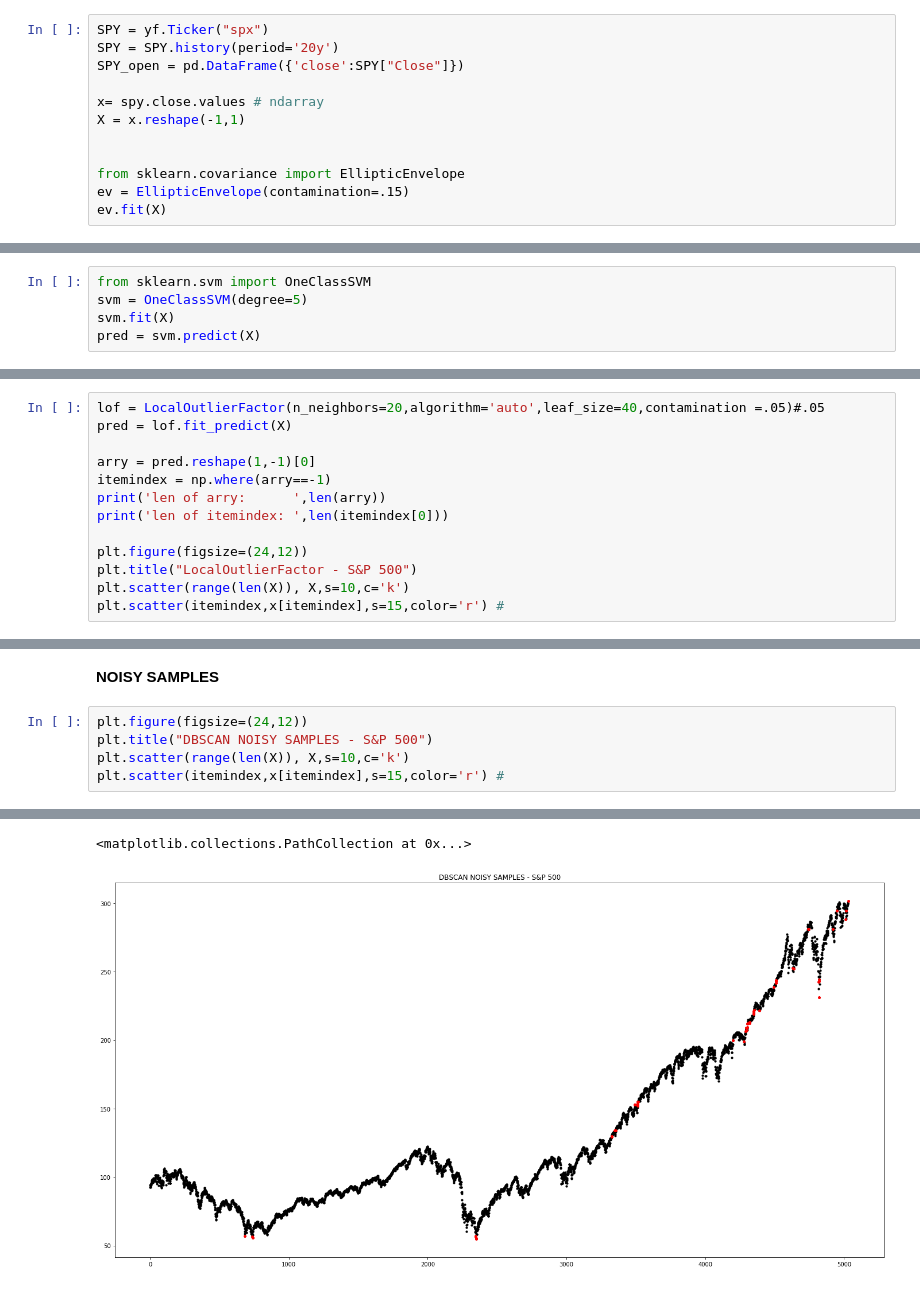
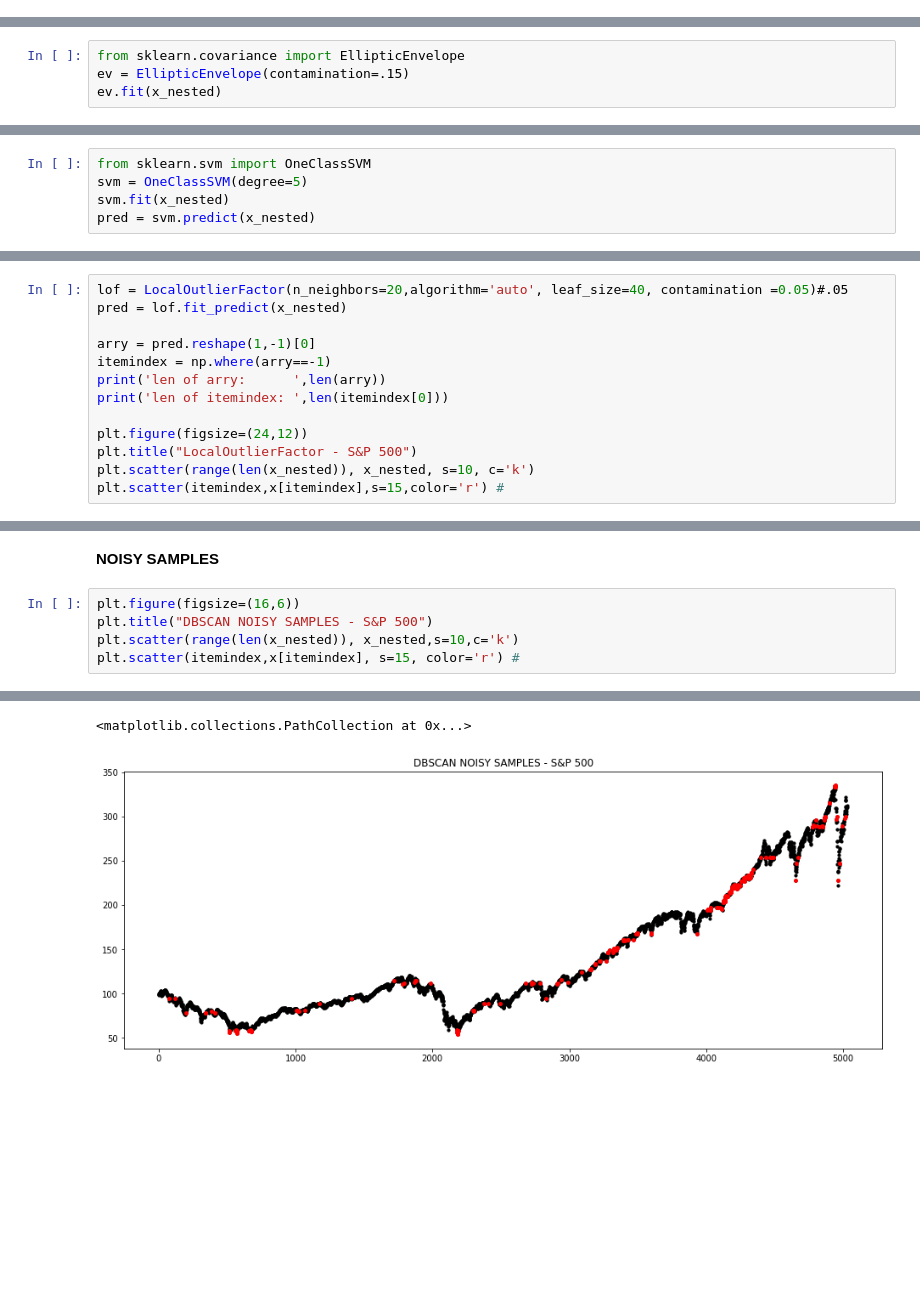
Before and after one commit to alik604/cyber-security, a Jupyter notebook: anomalyDetection/SPX_500_Anomaly_Detection.ipynb, the cells around one changed output, grey strips where cells are left out. Cells and saved outputs as stored; diff of their text form; blank space fills up the shorter version.

```diff
--- a/anomalyDetection/SPX_500_Anomaly_Detection.ipynb
+++ b/anomalyDetection/SPX_500_Anomaly_Detection.ipynb
@@ -168,14 +169,2 @@ Ive got no clue how/why this is considered as 'useful'... let's move on..
 # %% [markdown]
 ## OK lets try what EllipticEnvelope is
-# %%
-SPY = yf.Ticker("spx")
-SPY = SPY.history(period='20y')
-SPY_open = pd.DataFrame({'close':SPY["Close"]})
-
-x= spy.close.values # ndarray
-X = x.reshape(-1,1)
-
-
-from sklearn.covariance import EllipticEnvelope
-ev = EllipticEnvelope(contamination=.15)
-ev.fit(X)
@@ -184,0 +171,4 @@ EllipticEnvelope(assume_centered=False, contamination=0.15, random_state=None,
+# %%
+from sklearn.covariance import EllipticEnvelope
+ev = EllipticEnvelope(contamination=.15)
+ev.fit(x_nested)
@@ -200,6 +193,6 @@ well thats also useless...
 # %%
 from sklearn.svm import OneClassSVM
 svm = OneClassSVM(degree=5)
-svm.fit(X)
-pred = svm.predict(X)
+svm.fit(x_nested)
+pred = svm.predict(x_nested)
 # %% [output]
@@ -261,6 +255,6 @@ Text(0.5, 1.0, 'LocalOutlierFactor - S&P 500')
 # %%
-lof = LocalOutlierFactor(n_neighbors=20,algorithm='auto',leaf_size=40,contamination =.05)#.05
-pred = lof.fit_predict(X)
+lof = LocalOutlierFactor(n_neighbors=20,algorithm='auto', leaf_size=40, contamination =0.05)#.05
+pred = lof.fit_predict(x_nested)
 
 arry = pred.reshape(1,-1)[0]
 itemindex = np.where(arry==-1)
@@ -269,6 +263,6 @@ print('len of itemindex: ',len(itemindex[0]))
 
 plt.figure(figsize=(24,12))
 plt.title("LocalOutlierFactor - S&P 500")
-plt.scatter(range(len(X)), X,s=10,c='k')
+plt.scatter(range(len(x_nested)), x_nested, s=10, c='k')
 plt.scatter(itemindex,x[itemindex],s=15,color='r') #
 # %% [output]
@@ -303,8 +297,8 @@ array([ 0,  0,  0, ..., 32, 32, -1])
 # %% [markdown]
 **NOISY SAMPLES**
 # %%
-plt.figure(figsize=(24,12))
+plt.figure(figsize=(16,6))
 plt.title("DBSCAN NOISY SAMPLES - S&P 500")
-plt.scatter(range(len(X)), X,s=10,c='k')
-plt.scatter(itemindex,x[itemindex],s=15,color='r') #
+plt.scatter(range(len(x_nested)), x_nested,s=10,c='k')
+plt.scatter(itemindex,x[itemindex], s=15, color='r') #
 # %% [output]
@@ -312,7 +306,7 @@ plt.scatter(itemindex,x[itemindex],s=15,color='r') #
 Text(0.5, 1.0, 'DBSCAN NOISY SAMPLES - S&P 500')
 <matplotlib.collections.PathCollection at 0x...>
 <matplotlib.collections.PathCollection at 0x...>
-[figure, old version]
+[figure, new version]
 # %%
 #plt.figure(figsize=(24,12))
 plt.title("DBSCAN - S&P 500")
```
Also changed, not shown: parts of 48 cells of this notebook, 3 other files.
